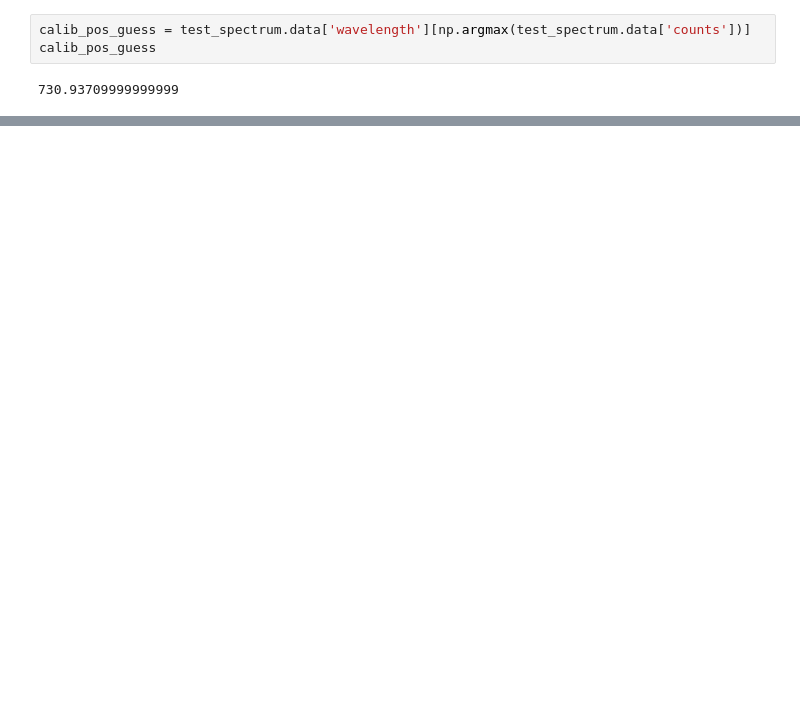
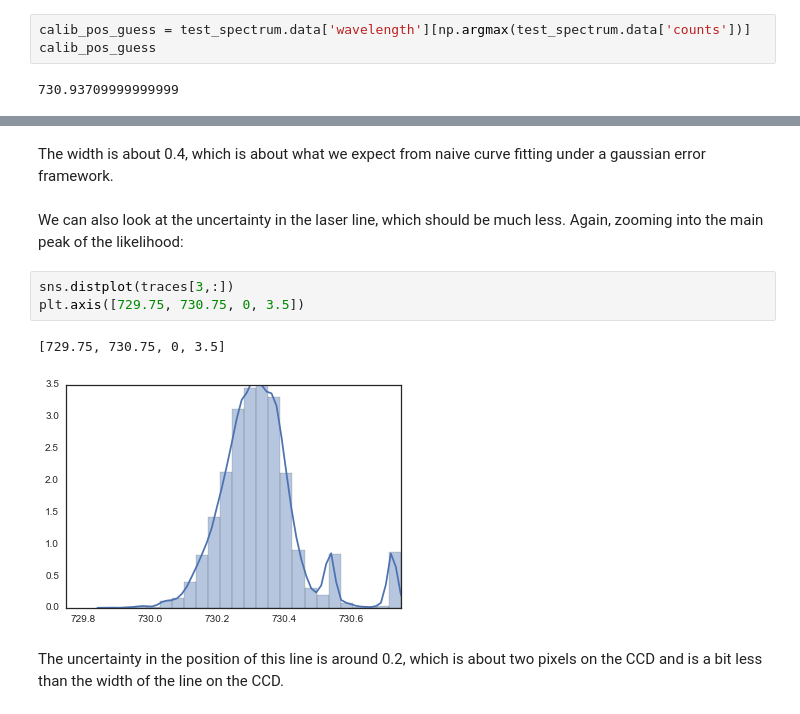
Before and after one commit to ruffinevans/sivtempfit, a Jupyter notebook: tutorial.ipynb, the cells around one changed output, grey strips where cells are left out. Saved outputs shown, nothing was run; the diff lists cells and outputs as text; blank space fills up the shorter version.

```diff
--- a/tutorial.ipynb
+++ b/tutorial.ipynb
@@ -127,0 +179,12 @@ sns.pairplot(parameter_samples, markers='.')
+# %% [markdown]
+The width is about 0.4, which is about what we expect from naive curve fitting under a gaussian error framework.
+# %% [markdown]
+We can also look at the uncertainty in the laser line, which should be much less. Again, zooming into the main peak of the likelihood:
+# %%
+sns.distplot(traces[3,:])
+plt.axis([729.75, 730.75, 0, 3.5])
+# %% [output]
+[729.75, 730.75, 0, 3.5]
+[figure, added]
+# %% [markdown]
+The uncertainty in the position of this line is around 0.2, which is about two pixels on the CCD and is a bit less than the width of the line on the CCD.
```
Also changed, not shown: parts of 29 cells of this notebook, 1 other file.
